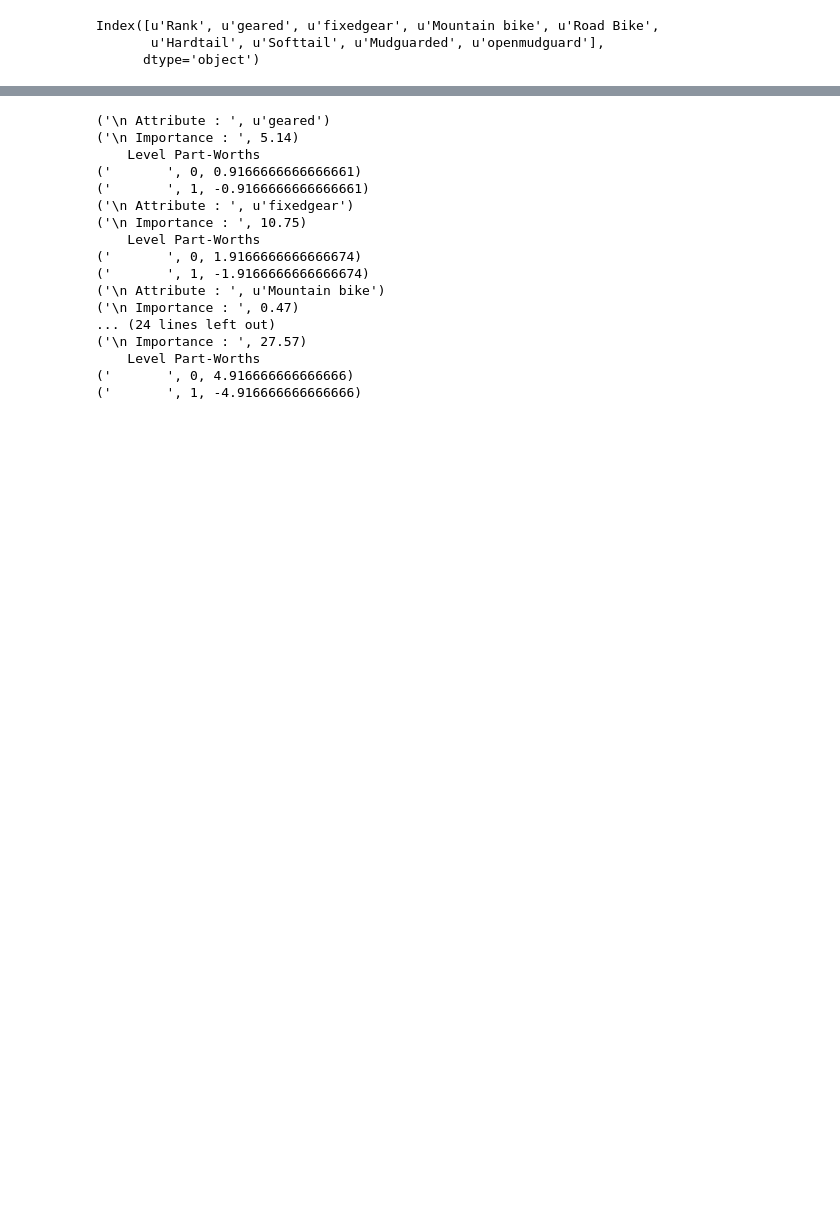
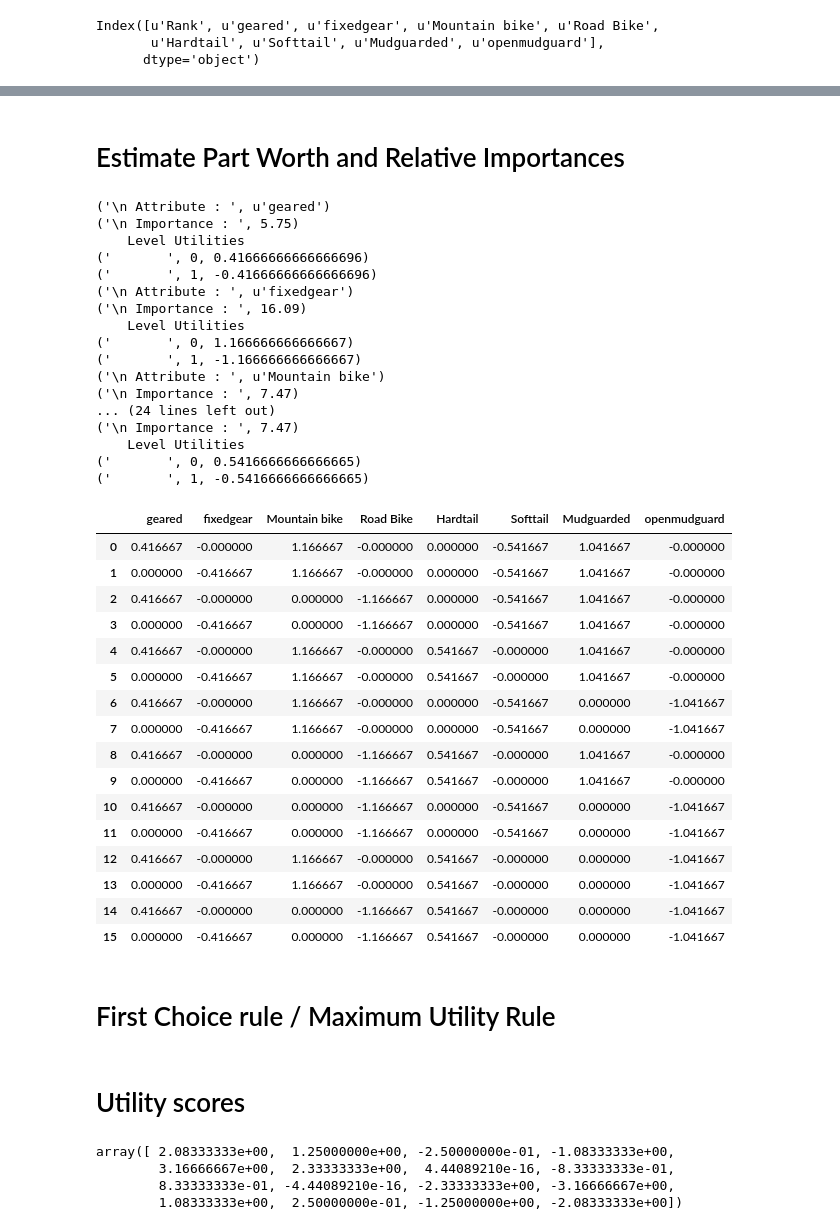
Before and after one commit to stayingfoolish/Conjoint-Analysis, a Jupyter notebook: Conjoint analysis.ipynb, the cells around one changed output, grey strips where cells are left out. Saved outputs shown, nothing was run; the diff lists cells and outputs as text; code cells hidden in the pictures; blank space fills up the shorter version.

```diff
--- a/Conjoint analysis.ipynb
+++ b/Conjoint analysis.ipynb
@@ -102,6 +111,8 @@ OLS Regression Results
 # %%
 conjoint_attributes = [u'geared', u'fixedgear', u'Mountain bike', u'Road Bike',
        u'Hardtail', u'Softtail', u'Mudguarded', u'openmudguard']
+# %% [markdown]
+# Estimate Part Worth and Relative Importances
 # %%
 level_name = []
 part_worth = []
@@ -125,6 +136,8 @@ for item in part_worth_range:
 effect_name_dict = {u'geared':u'geared', u'fixedgear':u'fixedgear', u'Mountain bike':u'Mountain bike', u'Road Bike':u'Road Bike',
        u'Hardtail':u'Hardtail', u'Softtail':u'Softtail', u'Mudguarded':u'Mudguarded', u'openmudguard':u'openmudguard'}
 # %%
+#print out parthworth's for each level
+estimates_of_choice = []
 index = 0
 for item in conjoint_attributes :
     print ("\n Attribute : " , effect_name_dict[item])
@@ -135,19 +148,51 @@ for item in conjoint_attributes :
     index = index + 1
 # %% [output]
 ('\n Attribute : ', u'geared')
-('\n Importance : ', 5.14)
-    Level Part-Worths
-('       ', 0, 0.9166666666666661)
-('       ', 1, -0.9166666666666661)
+('\n Importance : ', 5.75)
+    Level Utilities
+('       ', 0, 0.41666666666666696)
+('       ', 1, -0.41666666666666696)
 ('\n Attribute : ', u'fixedgear')
-('\n Importance : ', 10.75)
-    Level Part-Worths
-('       ', 0, 1.9166666666666674)
-('       ', 1, -1.9166666666666674)
+('\n Importance : ', 16.09)
+    Level Utilities
+('       ', 0, 1.166666666666667)
+('       ', 1, -1.166666666666667)
 ('\n Attribute : ', u'Mountain bike')
-('\n Importance : ', 0.47)
+('\n Importance : ', 7.47)
 ... (24 lines left out)
-('\n Importance : ', 27.57)
-    Level Part-Worths
-('       ', 0, 4.916666666666666)
-('       ', 1, -4.916666666666666)
+('\n Importance : ', 7.47)
+    Level Utilities
+('       ', 0, 0.5416666666666665)
+('       ', 1, -0.5416666666666665)
+# %%
+#calculating part worths
+flattened_list = [val for sublist in utility for val in sublist]
+y = pd.Series(flattened_list)
+df2=conjoint_data[[ u'geared', u'fixedgear', u'Mountain bike', u'Road Bike',
+       u'Hardtail', u'Softtail', u'Mudguarded', u'openmudguard']]
+df2 = df2.astype(float)
+i=0
+for item in conjoint_attributes:
+    df2[item]= df2[item]*flattened_list[i]
+    i=i+1
+df2
+# %% [output]
+|  | geared | fixedgear | Mountain bike | Road Bike | Hardtail | Softtail | Mudguarded | openmudguard |
+| 0 | 0.416667 | -0.000000 | 1.166667 | -0.000000 | 0.000000 | -0.541667 | 1.041667 | -0.000000 |
+| 1 | 0.000000 | -0.416667 | 1.166667 | -0.000000 | 0.000000 | -0.541667 | 1.041667 | -0.000000 |
+| 2 | 0.416667 | -0.000000 | 0.000000 | -1.166667 | 0.000000 | -0.541667 | 1.041667 | -0.000000 |
+| 3 | 0.000000 | -0.416667 | 0.000000 | -1.166667 | 0.000000 | -0.541667 | 1.041667 | -0.000000 |
+| 4 | 0.416667 | -0.000000 | 1.166667 | -0.000000 | 0.541667 | -0.000000 | 1.041667 | -0.000000 |
+| 5 | 0.000000 | -0.416667 | 1.166667 | -0.000000 | 0.541667 | -0.000000 | 1.041667 | -0.000000 |
+| 6 | 0.416667 | -0.000000 | 1.166667 | -0.000000 | 0.000000 | -0.541667 | 0.000000 | -1.041667 |
+| 7 | 0.000000 | -0.416667 | 1.166667 | -0.000000 | 0.000000 | -0.541667 | 0.000000 | -1.041667 |
+| 8 | 0.416667 | -0.000000 | 0.000000 | -1.166667 | 0.541667 | -0.000000 | 1.041667 | -0.000000 |
+| 9 | 0.000000 | -0.416667 | 0.000000 | -1.166667 | 0.541667 | -0.000000 | 1.041667 | -0.000000 |
+| 10 | 0.416667 | -0.000000 | 0.000000 | -1.166667 | 0.000000 | -0.541667 | 0.000000 | -1.041667 |
+| 11 | 0.000000 | -0.416667 | 0.000000 | -1.166667 | 0.000000 | -0.541667 | 0.000000 | -1.041667 |
+| 12 | 0.416667 | -0.000000 | 1.166667 | -0.000000 | 0.541667 | -0.000000 | 0.000000 | -1.041667 |
+| 13 | 0.000000 | -0.416667 | 1.166667 | -0.000000 | 0.541667 | -0.000000 | 0.000000 | -1.041667 |
+| 14 | 0.416667 | -0.000000 | 0.000000 | -1.166667 | 0.541667 | -0.000000 | 0.000000 | -1.041667 |
+| 15 | 0.000000 | -0.416667 | 0.000000 | -1.166667 | 0.541667 | -0.000000 | 0.000000 | -1.041667 |
+# %% [markdown]
+# First Choice rule / Maximum Utility Rule
@@ -153,0 +202,9 @@ for item in conjoint_attributes :
+# %% [markdown]
+# Utility scores
+# %%
+part_worth
+# %% [output]
+array([ 2.08333333e+00,  1.25000000e+00, -2.50000000e-01, -1.08333333e+00,
+        3.16666667e+00,  2.33333333e+00,  4.44089210e-16, -8.33333333e-01,
+        8.33333333e-01, -4.44089210e-16, -2.33333333e+00, -3.16666667e+00,
+        1.08333333e+00,  2.50000000e-01, -1.25000000e+00, -2.08333333e+00])
```
Also changed, not shown: parts of 17 cells of this notebook.
